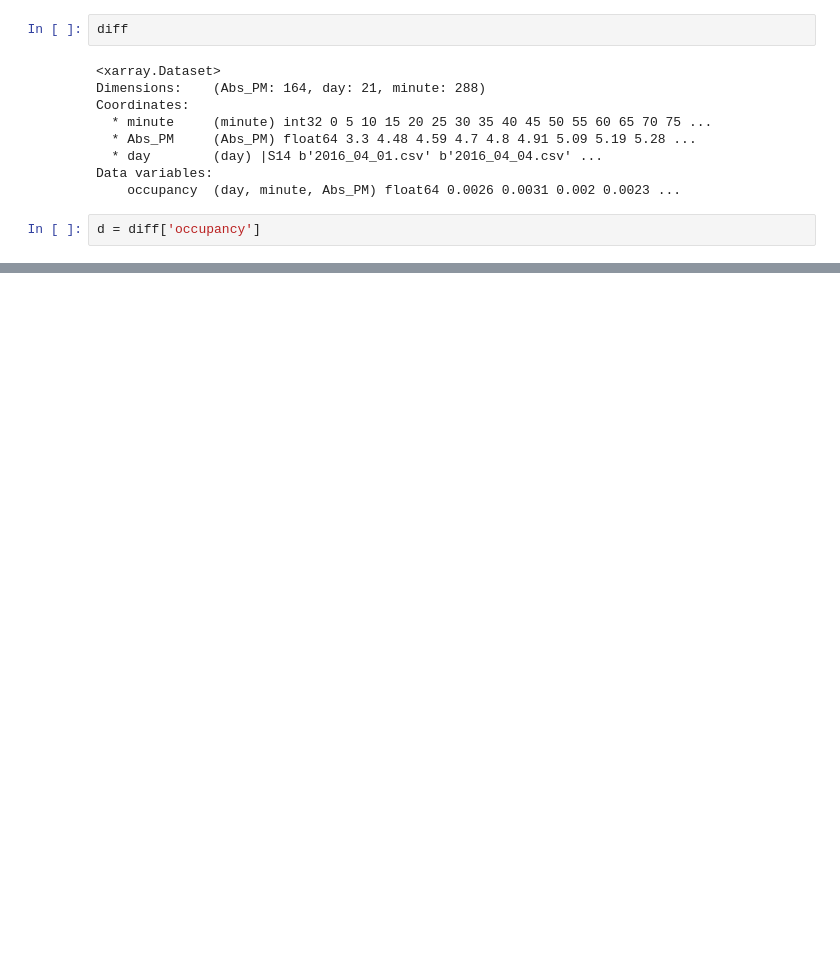
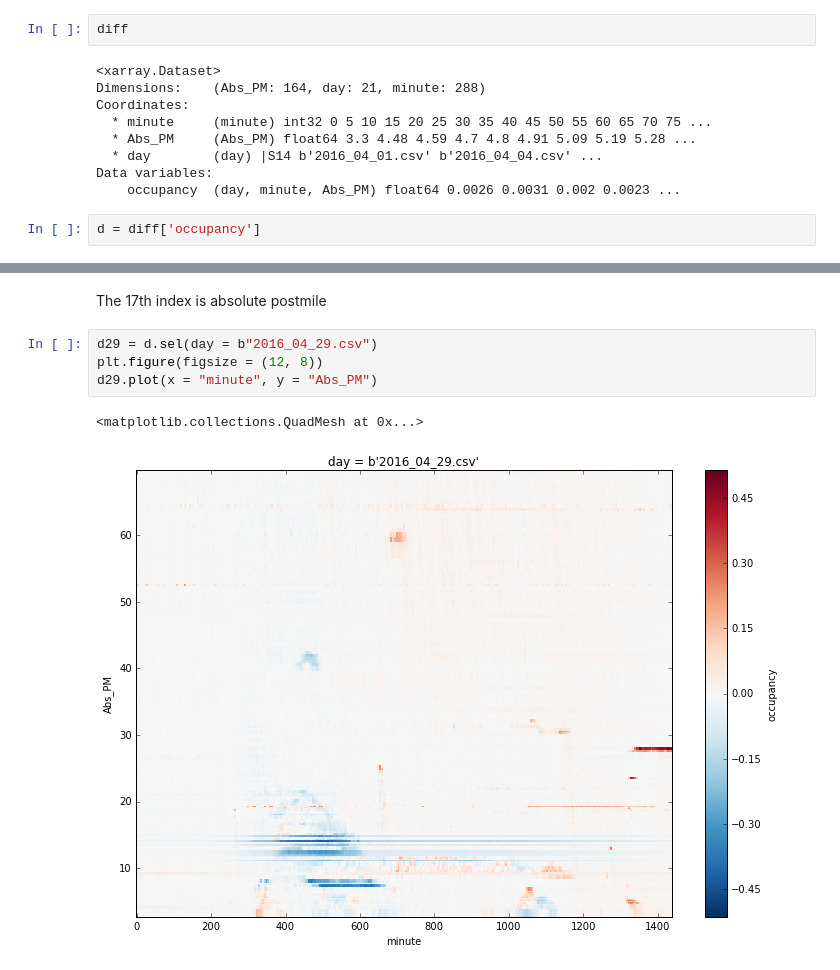
Before and after one commit to clarkfitzg/eci256project, a Jupyter notebook: plots.ipynb, the cells around one changed output, grey strips where cells are left out. Drawn from its saved outputs; the diff is of its cells as text; blank space fills up the shorter version.

```diff
--- a/plots.ipynb
+++ b/plots.ipynb
@@ -28,0 +67,9 @@ plt.savefig?
+# %% [markdown]
+The 17th index is absolute postmile
+# %%
+d29 = d.sel(day = b"2016_04_29.csv")
+plt.figure(figsize = (12, 8))
+d29.plot(x = "minute", y = "Abs_PM")
+# %% [output]
+<matplotlib.collections.QuadMesh at 0x...>
+[figure, added]
```
Also changed, not shown: parts of 10 cells of this notebook.
